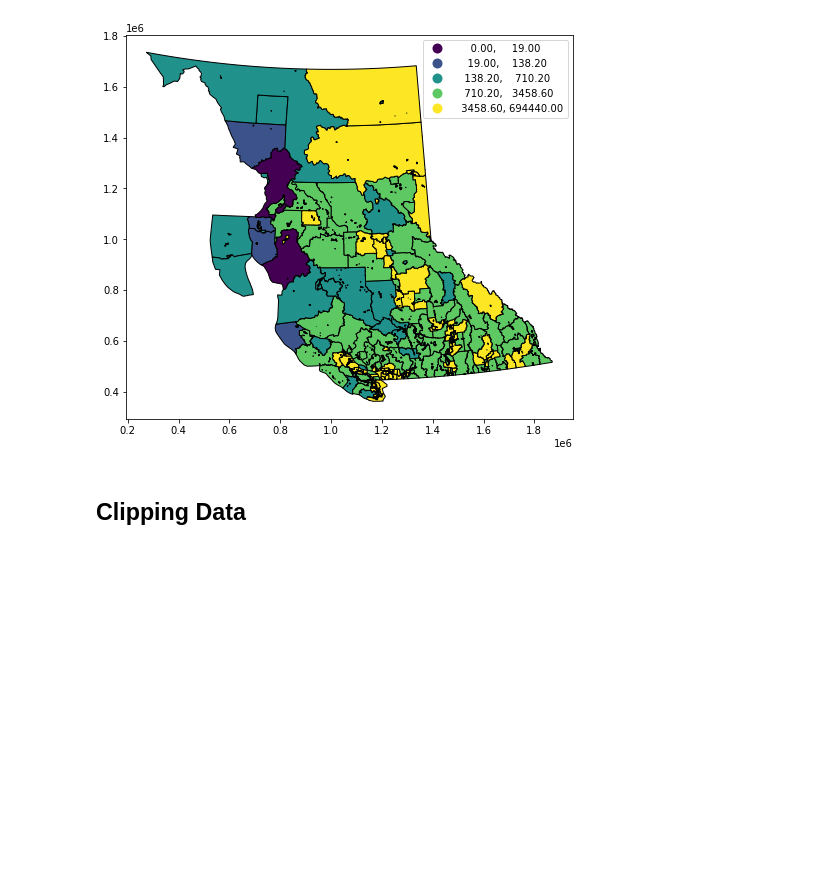
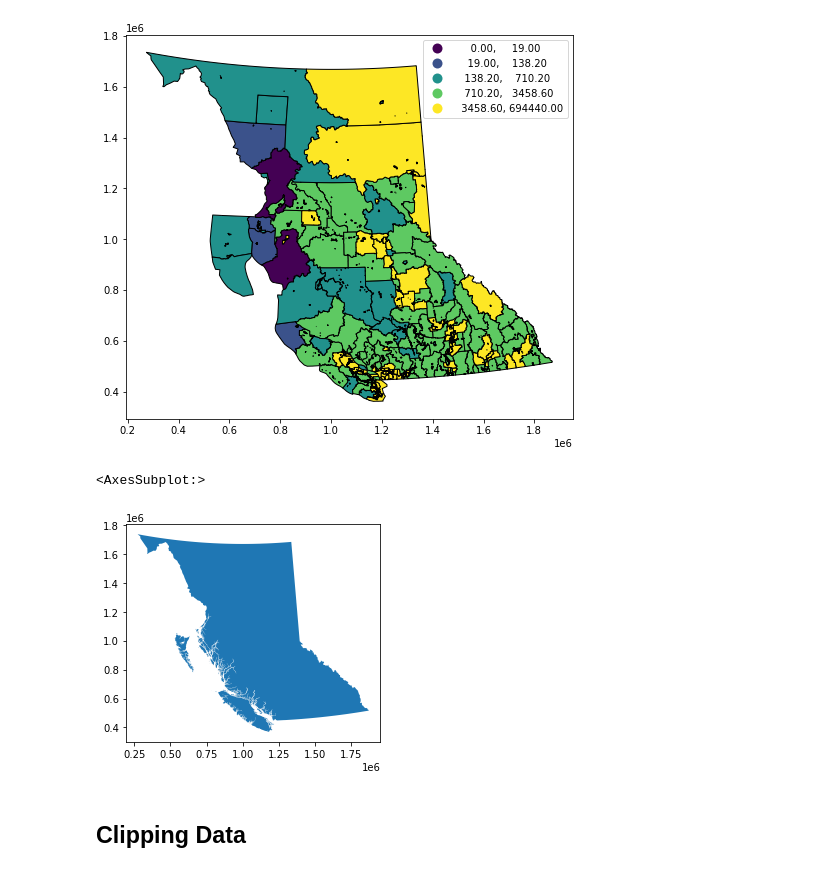
Before and after one commit to ubc-library-rc/Geospatial-Analysis-Visualization-with-Python, a Jupyter notebook: Python_Notebooks/Working with Geopandas.ipynb, the cells around one changed output. Drawn from its saved outputs; the diff is of its cells as text; code cells hidden in the pictures; blank space fills up the shorter version.

```diff
--- a/Python_Notebooks/Working with Geopandas.ipynb
+++ b/Python_Notebooks/Working with Geopandas.ipynb
@@ -240,6 +236,18 @@ BC_Sub_Div_Albers.plot(column='Population',ax=ax,legend=True,scheme="quantiles",
 # %% [output]
 <AxesSubplot:>
 [figure]
+# %%
+BC_Boundary = gpd.read_file('Data/CensusData/Provincial_Boundaries.shp')
+BC_Boundary = BC_Boundary.loc[BC_Boundary['PRNAME']=='British Columbia'].to_crs('EPSG:3005')
+
+# BC_Boundary.geometry=BC_Boundary.simplify(5e2)
+
+BC_Boundary.to_file('Data/Census/BC_Boudary_File.shp')
+
+BC_Boundary.plot()
+# %% [output]
+<AxesSubplot:>
+[figure, added]
 # %% [markdown]
 ## Clipping Data
 # %%
```
Also changed, not shown: parts of 25 cells of this notebook, 16 other files.
